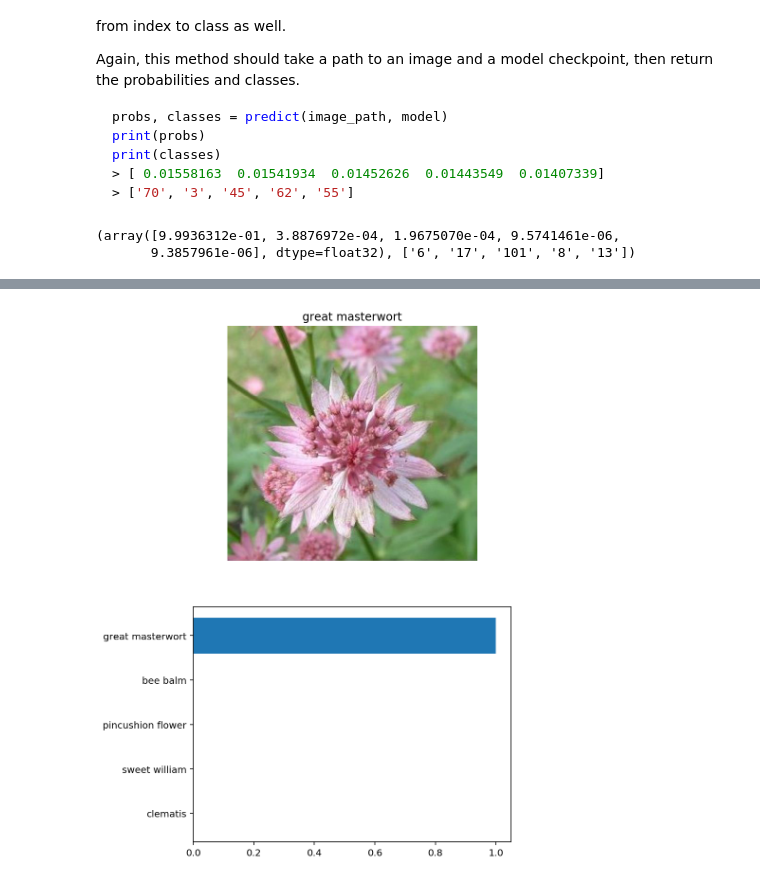
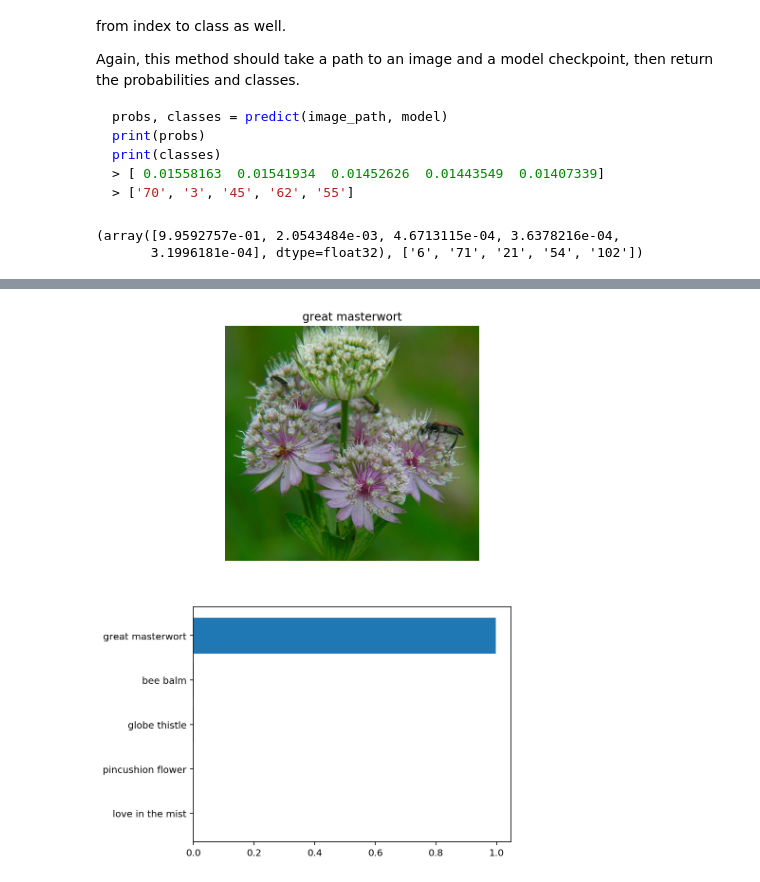
Before and after one commit to vjsingh1984/aipnd-project, a Jupyter notebook: Image Classifier Project.ipynb, the cells around one changed output, grey strips where cells are left out. Cells and saved outputs as stored; diff of their text form; code cells hidden in the pictures.

```diff
--- a/Image Classifier Project.ipynb
+++ b/Image Classifier Project.ipynb
@@ -58,6 +58,7 @@ test_dir = data_dir + '/test'
 TRAIN = 'train'
 VAL = 'valid'
 TEST = 'test'
+batch_size=64
 # %%
 # TODO: Define your transforms for the training, validation, and testing sets
 data_transforms = {
@@ -94,7 +95,7 @@ image_datasets = {
 # TODO: Using the image datasets and the trainforms, define the dataloaders
 dataloaders = {
     x: torch.utils.data.DataLoader(
-        image_datasets[x], batch_size=64,
+        image_datasets[x], batch_size=batch_size,
         shuffle=True, num_workers=4
     )
     for x in [TRAIN, VAL, TEST]
@@ -178,13 +179,10 @@ def build_model(activation,dropout=0.1,modify=True,append=False,defaultmodel=Tru
         elif defaultmodel:
             current_features = in_feature_count
             new_features = [
-                    nn.Linear(current_features, 4096),
+                    nn.Linear(current_features, 132),
                     activation,
                     nn.Dropout(p=dropout),
-                    nn.Linear(4096, 512),
-                    activation,
-                    nn.Dropout(p=dropout),
-                    nn.Linear(512, 102),
+                    nn.Linear(132, 102),
                     nn.LogSoftmax(dim=1)
                 ]
         else:
@@ -426,7 +424,7 @@ At this point it's good to write a function that can load a checkpoint and rebui
 # TODO: Write a function that loads a checkpoint and rebuilds the model
 def loadCheckPoint(path):
     checkpoint = torch.load(path)
-    model = build_model(noOfLayers=1,activation=nn.ReLU(),defaultmodel=False)
+    model = build_model(noOfLayers=1,activation=nn.ReLU(),defaultmodel=True)
     model.load_state_dict(checkpoint['stateDictionary'])
 
     optimizer = optim.Adam(model.classifier.parameters(),
@@ -575,8 +573,8 @@ def predict(image_path, model, topk=5):
 
 print (predict('flowers/valid/6/image_08105.jpg', best_model))
 # %% [output]
-(array([9.9936312e-01, 3.8876972e-04, 1.9675070e-04, 9.5741461e-06,
-       9.3857961e-06], dtype=float32), ['6', '17', '101', '8', '13'])
+(array([9.9592757e-01, 2.0543484e-03, 4.6713115e-04, 3.6378216e-04,
+       3.1996181e-04], dtype=float32), ['6', '71', '21', '54', '102'])
 # %% [markdown]
 ## Sanity Checking
 
@@ -588,31 +586,31 @@ You can convert from the class integer encoding to actual flower names with the
 # %%
 # TODO: Display an image along with the top 5 classes
 def view_classify(imagefile, probabilities, classes, mapper):
     ''' Function for viewing an image and it's predicted classes.
     '''
     img_filename = imagefile.split('/')[-2]
     imageobj = Image.open(imagefile)
 
     fig, (ax1, ax2) = plt.subplots(figsize=(6,10), ncols=1, nrows=2)
     flower_name = mapper[img_filename]
 
     ax1.set_title(flower_name)
     ax1.imshow(imageobj)
     ax1.axis('off')
 
     y_pos = np.arange(len(probabilities))
     ax2.barh(y_pos, probabilities)
     ax2.set_yticks(y_pos)
     ax2.set_yticklabels([mapper[x] for x in classes])
     ax2.invert_yaxis()
 
 
-imagefile = 'flowers/test/38/image_05812.jpg'
+imagefile = 'flowers/valid/38/image_05829.jpg'
 probability, classlbl = predict(imagefile, best_model)
 
 view_classify(imagefile=imagefile,
               probabilities=probability,
               classes=classlbl,
               mapper=cat_to_name)
 # %% [output]
-[figure, old version]
+[figure, new version]
```
Also changed, not shown: parts of 5 cells of this notebook, 3 other files.
